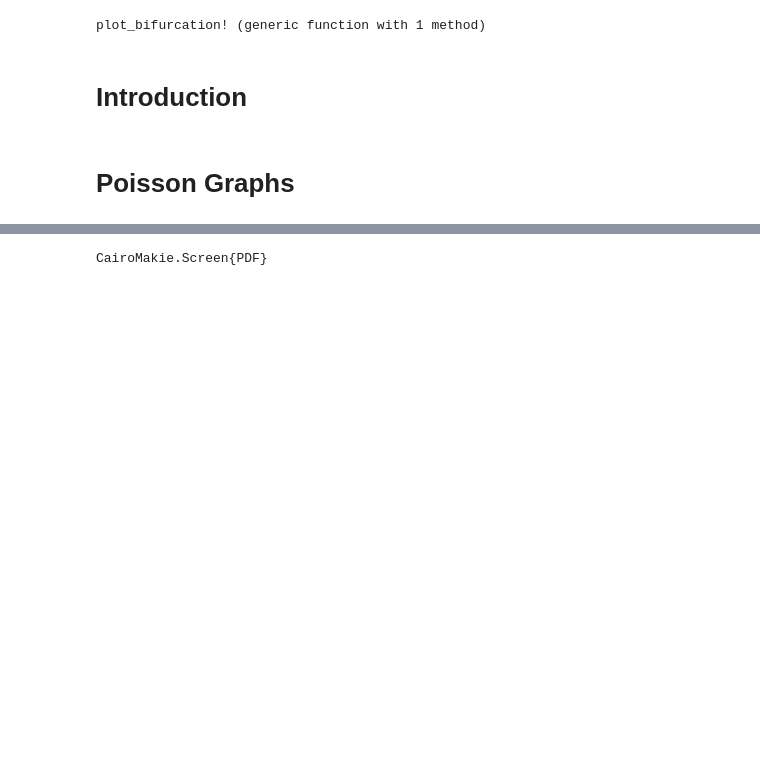
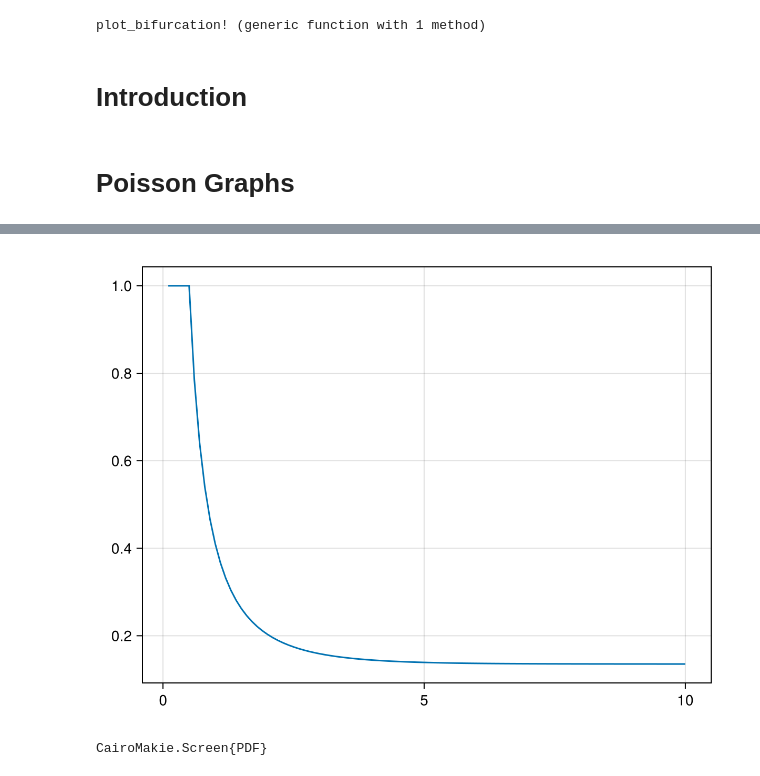
Before and after one commit to CleggTom/MiNet, a Jupyter notebook: Notebooks/Main.ipynb, the cells around one changed output, grey strips where cells are left out. Cells and saved outputs as stored; diff of their text form; code cells hidden in the pictures; blank space fills up the shorter version.

```diff
--- a/Notebooks/Main.ipynb
+++ b/Notebooks/Main.ipynb
@@ -155,3 +139,10 @@ LoadError: UndefVarError: `b0_sols` not defined
+# %%
+fig = Figure()
+ax = Axis(fig[1,1])
+plot_bifurcation!(ax, z_vec_sim, pred_mat[:,1,1])
+fig
+# %% [output]
+[figure, added]
 # %%
 save("../Results/Figures/PhaseTrans.pdf", f)
 # %% [output]
```
Also changed, not shown: parts of 43 cells of this notebook, 25 other files.
